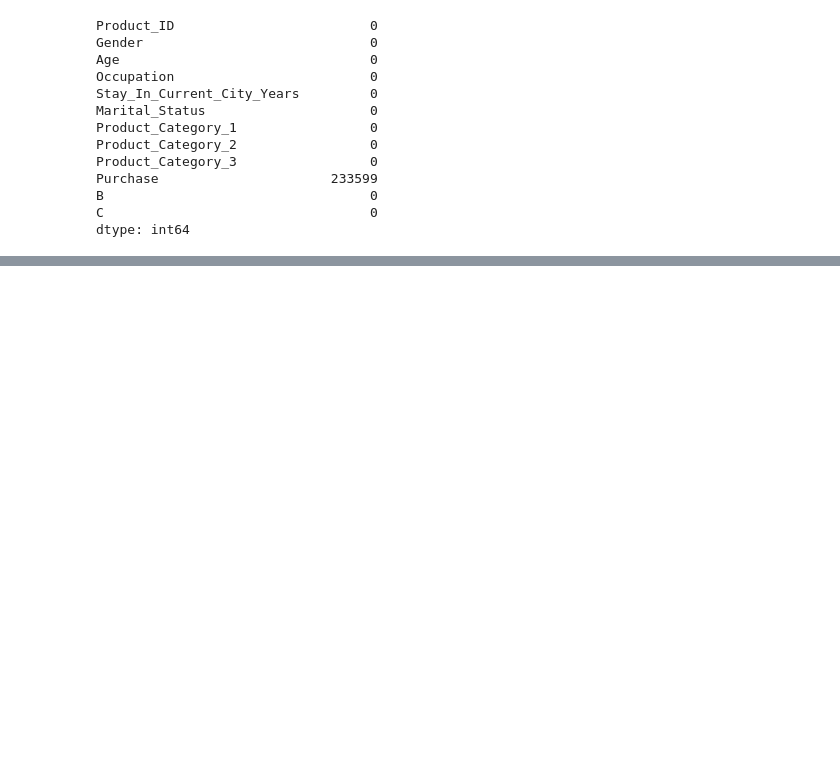
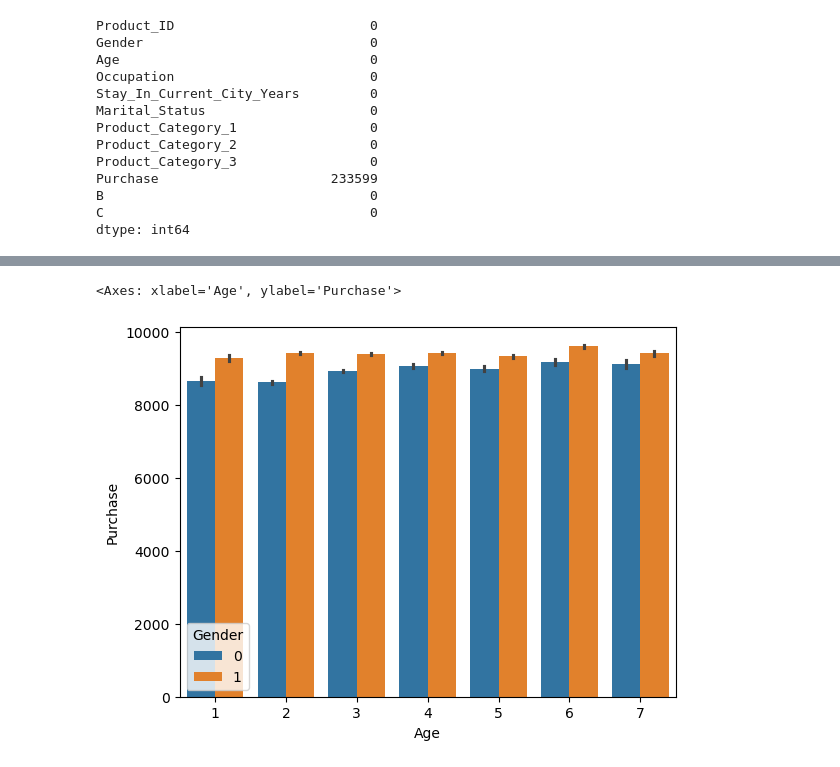
Before and after one commit to aks-ai/Black-Friday-EDA-and-Feature-Engineering-, a Jupyter notebook: black_friday_EDA_feature_engineering.ipynb, the cells around one changed output, grey strips where cells are left out. Cells and saved outputs as stored; diff of their text form; code cells hidden in the pictures; blank space fills up the shorter version.

```diff
--- a/black_friday_EDA_feature_engineering.ipynb
+++ b/black_friday_EDA_feature_engineering.ipynb
@@ -350,0 +356,2 @@ dtype: int64
+# %%
+df['Stay_In_Current_City_Years'] = df['Stay_In_Current_City_Years'].str.replace('+','')
@@ -350,0 +395,3 @@ dtype: int64
+# %%
+# Convert obejct into integer
+df['Stay_In_Current_City_Years'] = df['Stay_In_Current_City_Years'].astype(int)
@@ -350,0 +420,6 @@ dtype: int64
+# %%
+# Visualization
+sns.barplot(x = 'Age', y = 'Purchase', data = df, hue = 'Gender')
+# %% [output]
+<Axes: xlabel='Age', ylabel='Purchase'>
+[figure, added]
```
Also changed, not shown: parts of 21 cells of this notebook.
